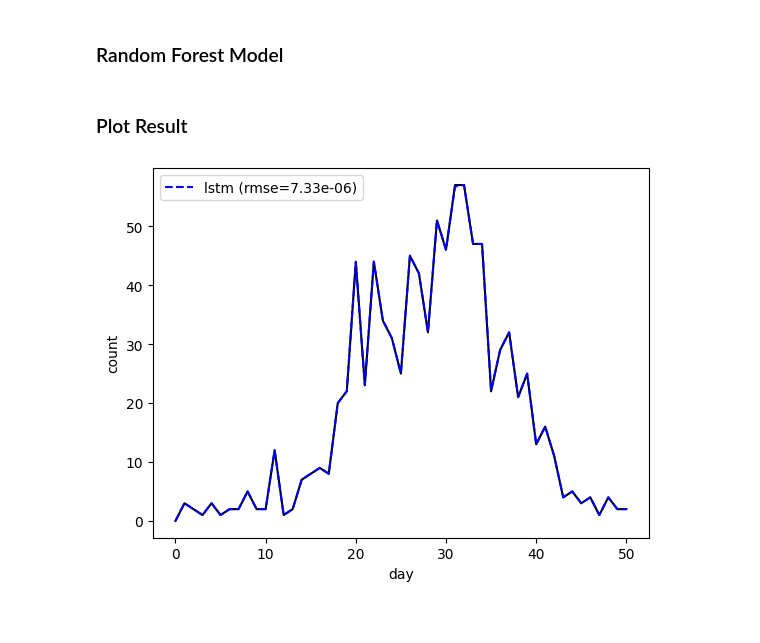
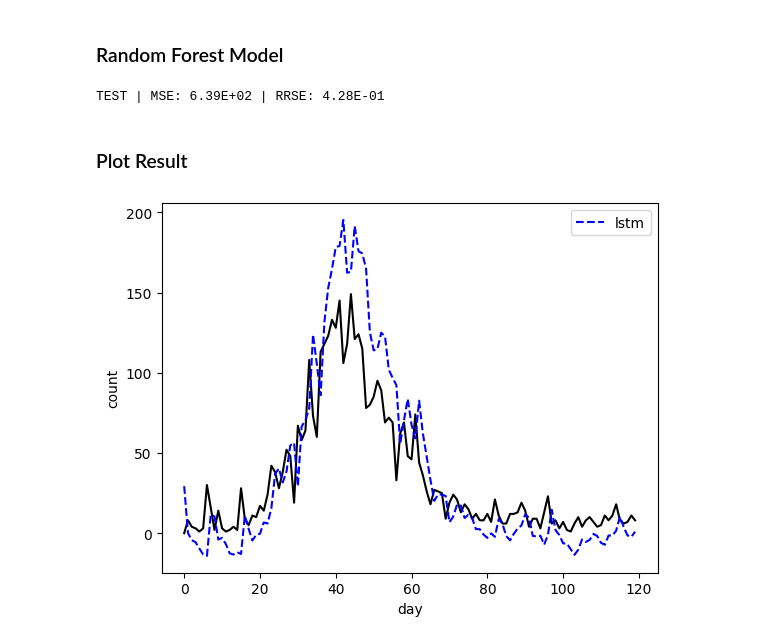
Before and after one commit to Vini3x3/covid-analysis-rnn, a Jupyter notebook: RNN-Plot-wave-prediction-randomforest.ipynb, the cells around one changed output. Drawn from its saved outputs; the diff is of its cells as text; code cells hidden in the pictures.

```diff
--- a/RNN-Plot-wave-prediction-randomforest.ipynb
+++ b/RNN-Plot-wave-prediction-randomforest.ipynb
@@ -29,8 +31,4 @@ def get_file_path(wave, filename):
 # %%
-LAG = 15
-WAVE = 1
-REPEAT = 100
-
 # prepare data
 sequence = read_dataframe('all').to_numpy()
 y_var = np.var(sequence[:, -1])
@@ -69,8 +67,38 @@ for i in range(100):
     model.load_state_dict(torch.load(model_path))
     models.append(copy.deepcopy(model))
 
-rf = RandomForestLstmModel(models, performance)
-
-y_pred = rf(x_train)
+model = RandomForestLstmModel(models, performance)
+# %%
+# for the first day's input, the prediction is real.
+# that is to kickstart the ongoing prediction
+
+x_test = x_train[0].reshape(1,LAG, x_train.shape[2]) # get the first input
+y_pred = [ x_test[0][-1][0].detach().numpy().reshape(-1) ] # initialize the list with the first actual count
+
+prediction_range = len(x_train)
+# prediction_range = 7
+
+for i in range(1, prediction_range):
+    _ = model(x_test)
+
+    # extract the next input item
+    x_test = x_train[i].reshape(1, LAG, x_train.shape[2])
+
+    # modify the previous day's count to be the prediction
+    x_test[0][-1][0] = torch.tensor(_.item())
+
+    # append to model prediction list
+    _2 = _.detach().numpy()  # revert from tensor
+    _2 = _2.reshape(-1)  # reshape back to normal list
+    y_pred.append(_2)
+# %%
+y_pred = np.array(y_pred).reshape(-1)  # reshape back to normal list
+y_train = np.array(y_train[:prediction_range]).reshape(-1)  # reshape back to normal list
+# %%
+mse = sum((y_train - y_pred) ** 2) / len(y_pred)
+rmse = mse / np.var(y_train)
+print("TEST | MSE: %.2E | RRSE: %.2E" % (mse, rmse))
+# %% [output]
+TEST | MSE: 6.39E+02 | RRSE: 4.28E-01
 # %% [markdown]
 ### Plot Result
@@ -82,9 +105,10 @@ rmse = mse / np.var(y_train_detach)
 # %%
-plt.plot(range(len(y_train_detach)), y_train_detach, color='black')
-plt.plot(range(len(y_pred_detach)), y_pred_detach, 'b--', label='lstm (rmse={rmse:.2e})'.format(rmse=mse / np.var(y_train_detach)))
+plt.plot(range(len(y_train)), y_train, color='black')
+# plt.plot(range(len(y_pred)), y_pred, 'b--', label='lstm (rmse={rmse:.2e})'.format(rmse=mse / np.var(y_train)))
+plt.plot(range(len(y_pred)), y_pred, 'b--', label='lstm')
 plt.ylabel("count")
 plt.xlabel("day")
 plt.legend()
 plt.show()
 # %% [output]
-[figure, old version]
+[figure, new version]
```
Also changed, not shown: parts of 3 cells of this notebook.
